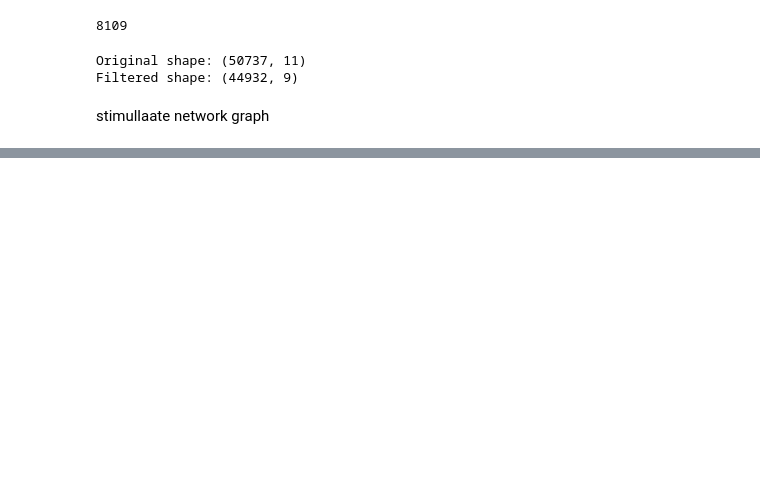
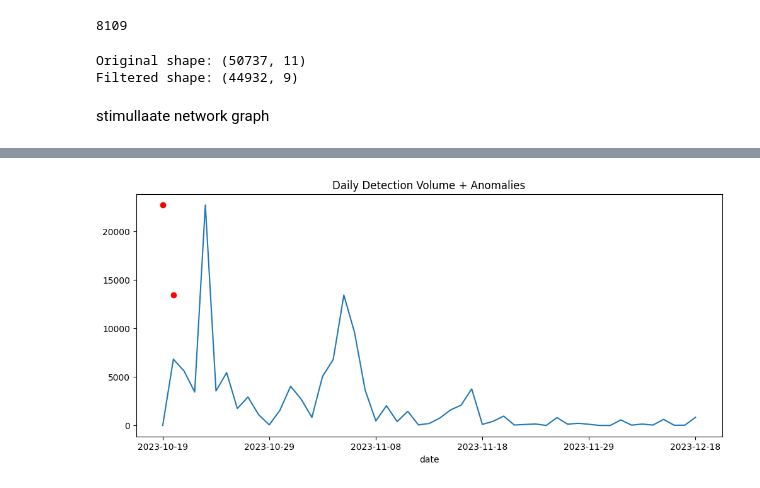
Before and after one commit to starsyntaxx/tracy_hackathon, a Jupyter notebook: 01_EDA.ipynb, the cells around one changed output, grey strips where cells are left out. Saved outputs shown, nothing was run; the diff lists cells and outputs as text; code cells hidden in the pictures; blank space fills up the shorter version.

```diff
--- a/01_EDA.ipynb
+++ b/01_EDA.ipynb
@@ -152,0 +353,14 @@ import numpy as np
+# %%
+daily = df.groupby(df['date']).size()
+
+mean = daily.mean()
+std = daily.std()
+
+anomalies = daily[(daily > mean + 2*std)]
+
+daily.plot(figsize=(12,5))
+plt.scatter(anomalies.index, anomalies.values, color='red')
+plt.title("Daily Detection Volume + Anomalies")
+plt.show()
+# %% [output]
+[figure, added]
```
Also changed, not shown: parts of 43 cells of this notebook.
